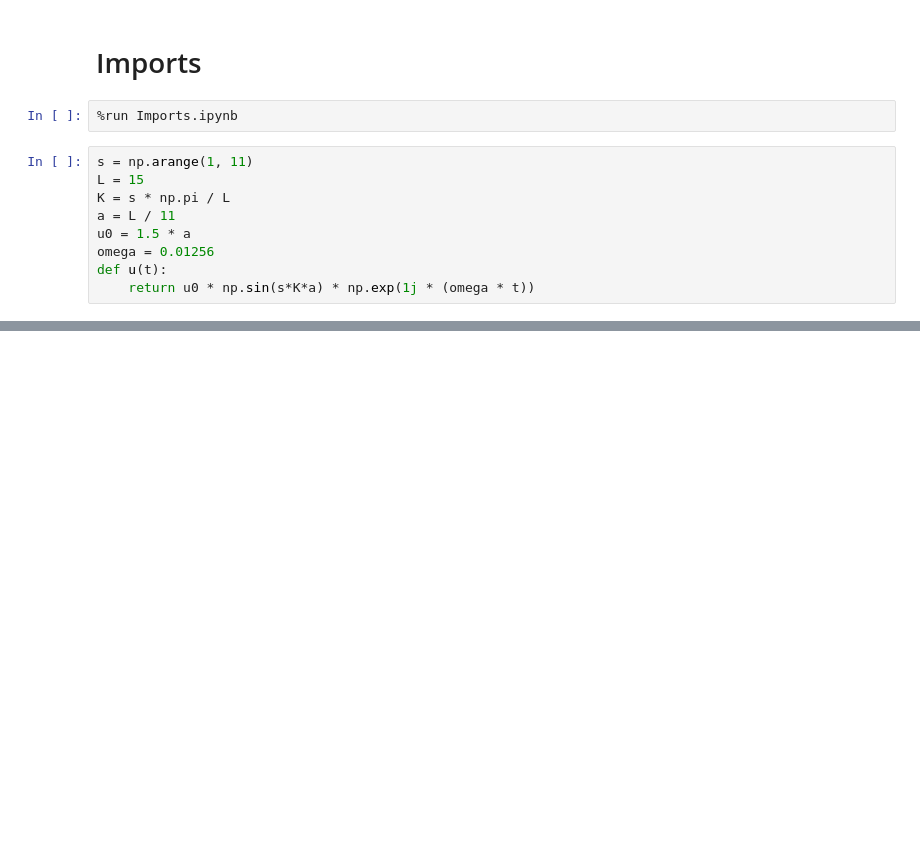
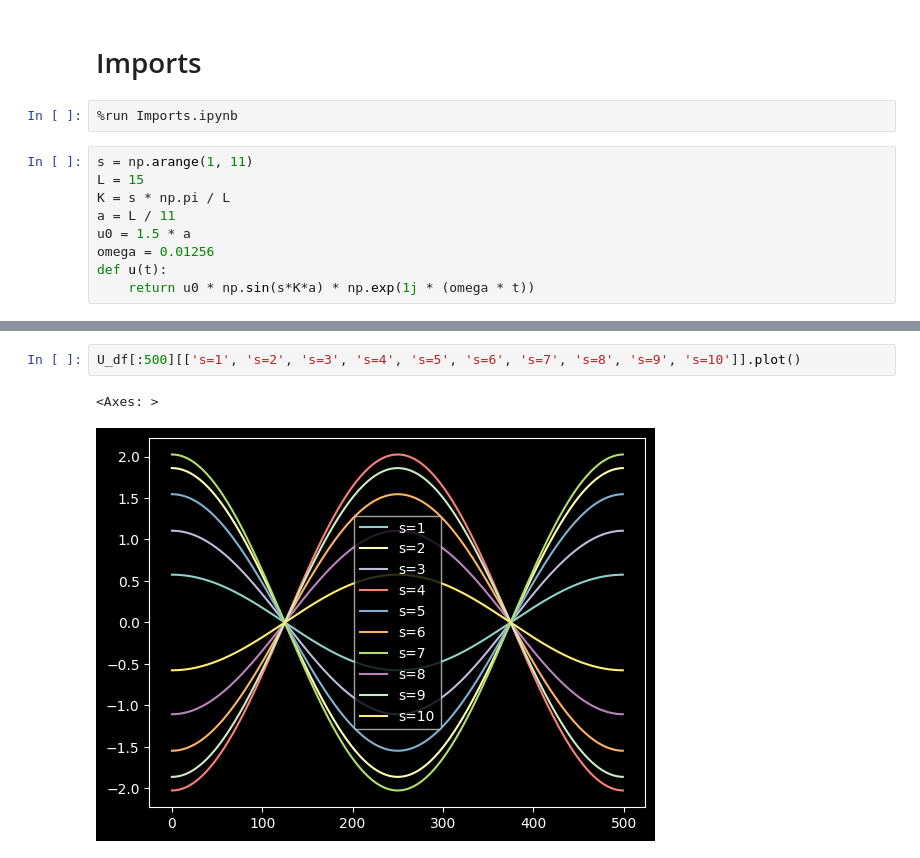
Before and after one commit to Ben-physics-dotcom/Solid_State_Physics_Equations, a Jupyter notebook: Notebooks/DOS.ipynb, the cells around one changed output, grey strips where cells are left out. Saved outputs shown, nothing was run; the diff lists cells and outputs as text; blank space fills up the shorter version.

```diff
--- a/Notebooks/DOS.ipynb
+++ b/Notebooks/DOS.ipynb
@@ -35,0 +94,5 @@ array([[ 0.57627114,  1.8606109 ,  1.10585622, ..., -1.10585622,
+# %%
+U_df[:500][['s=1', 's=2', 's=3', 's=4', 's=5', 's=6', 's=7', 's=8', 's=9', 's=10']].plot()
+# %% [output]
+<Axes: >
+[figure, added]
```
Also changed, not shown: parts of 10 cells of this notebook.
